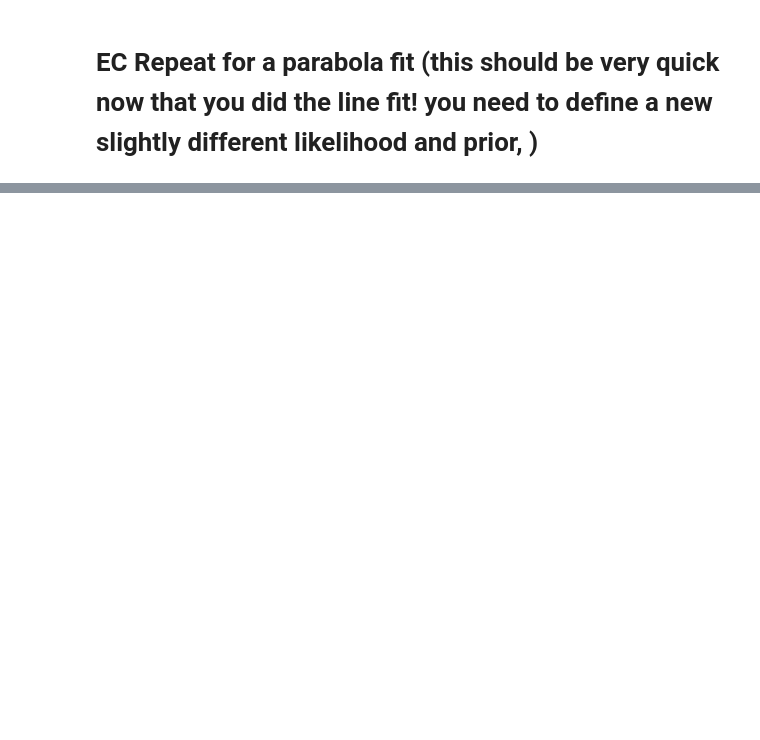
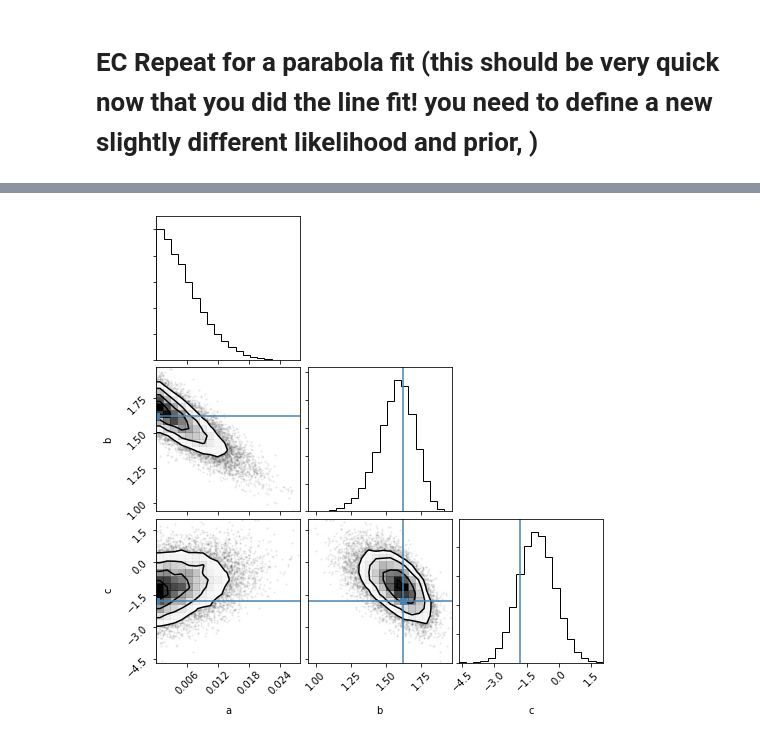
Before and after one commit to umerudel/DSPS_uZubair, a Jupyter notebook: HW7/LRtestAndMCMC.ipynb, the cells around one changed output, grey strips where cells are left out. Cells and saved outputs as stored; diff of their text form; code cells hidden in the pictures; blank space fills up the shorter version.

```diff
--- a/HW7/LRtestAndMCMC.ipynb
+++ b/HW7/LRtestAndMCMC.ipynb
@@ -394,2 +457,18 @@ label the axis "slope" and "intercept" appropriately
 # %% [markdown]
 #  EC Repeat for a parabola fit (this should be very quick now that you did the line fit! you need to define a new slightly different likelihood and prior, )
+# %%
+## some functions following the example in the tutorial
+def log_likelihood2(theta, x, y, yerr):
+    a, b, c = theta
+    model = a* x**2 + b* x + c ## parabolic model
+    sigma2 = yerr**2 ## uncertanity
+
+    return -0.5*np.sum((y-model)**2/sigma2 + np.log(sigma2))
+# %%
+def log_prior2(theta):
+    a, b, c = theta
+
+    if a > 0.0  and b > 0.0 and -10.0 < c < 10.0: ## setting the limits
+        return 0.0
+
+    return -np.inf
@@ -395,0 +516,5 @@ label the axis "slope" and "intercept" appropriately
+# %%
+sample_quad = sampler.get_chain(discard=100, thin=10, flat=True)
+fig = corner.corner(sample_quad, labels=['a', 'b','c'], truths=[0., 1.62, -1.8])
+# %% [output]
+[figure, added]
```
Also changed, not shown: parts of 27 cells of this notebook.
